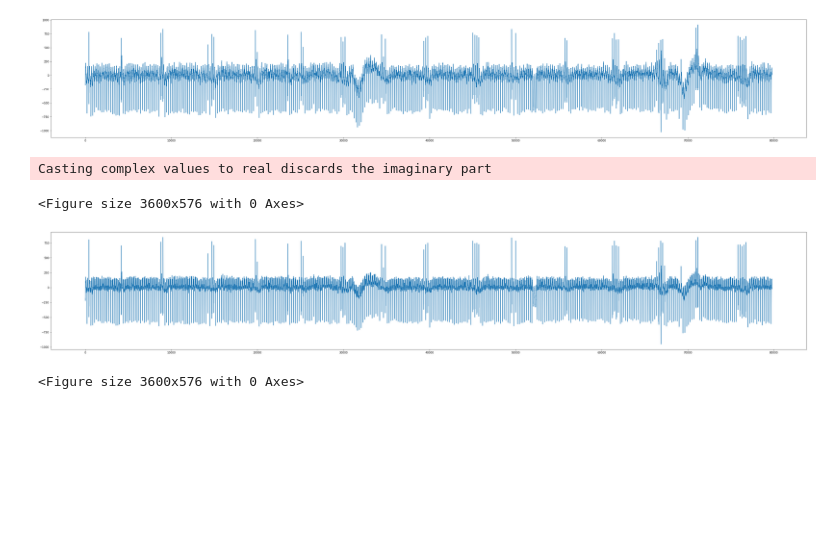
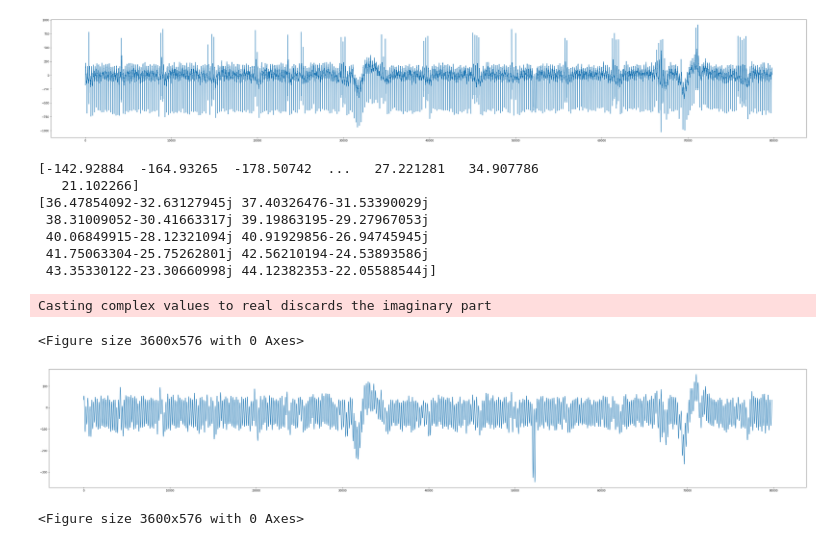
Before and after one commit to dennishylau/5002-project, a Jupyter notebook: notebooks/hayden_explore.ipynb, the cells around one changed output. Saved outputs shown, nothing was run; the diff lists cells and outputs as text; code cells hidden in the pictures; blank space fills up the shorter version.

```diff
--- a/notebooks/hayden_explore.ipynb
+++ b/notebooks/hayden_explore.ipynb
@@ -26,23 +26,31 @@ def high_pass(freq, cut_off):
 # %%
 from scipy.fft import fft, ifft
 import numpy as np
 
 plt.figure(figsize=[50, 8])
 
 out = fft(df['values'].values)
-out = high_pass(out, 500)
+out = low_pass(out, 500)
+print(df['values'].values)
 
 inv = ifft(out)
 print(inv[:10])
 plt.plot(inv)
 
 real = [o.real for o in out]
 imag = [o.imag for o in out]
 plt.figure(figsize=[50, 8])
 # plt.plot(real)
 # plt.plot(imag)
 # %% [output]
-Casting complex values to real discards the imaginary part
+[-142.92884  -164.93265  -178.50742  ...   27.221281   34.907786
+   21.102266]
+[36.47854092-32.63127945j 37.40326476-31.53390029j
+ 38.31009052-30.41663317j 39.19863195-29.27967053j
+ 40.06849915-28.12321094j 40.91929856-26.94745945j
+ 41.75063304-25.75262801j 42.56210194-24.53893586j
+ 43.35330122-23.30660998j 44.12382353-22.05588544j]
-<Figure size 3600x576 with 0 Axes>
+Casting complex values to real discards the imaginary part
+<Figure size 3600x576 with 0 Axes>
-[figure, old version]
+[figure, new version]
-<Figure size 3600x576 with 0 Axes>
+<Figure size 3600x576 with 0 Axes>
```
